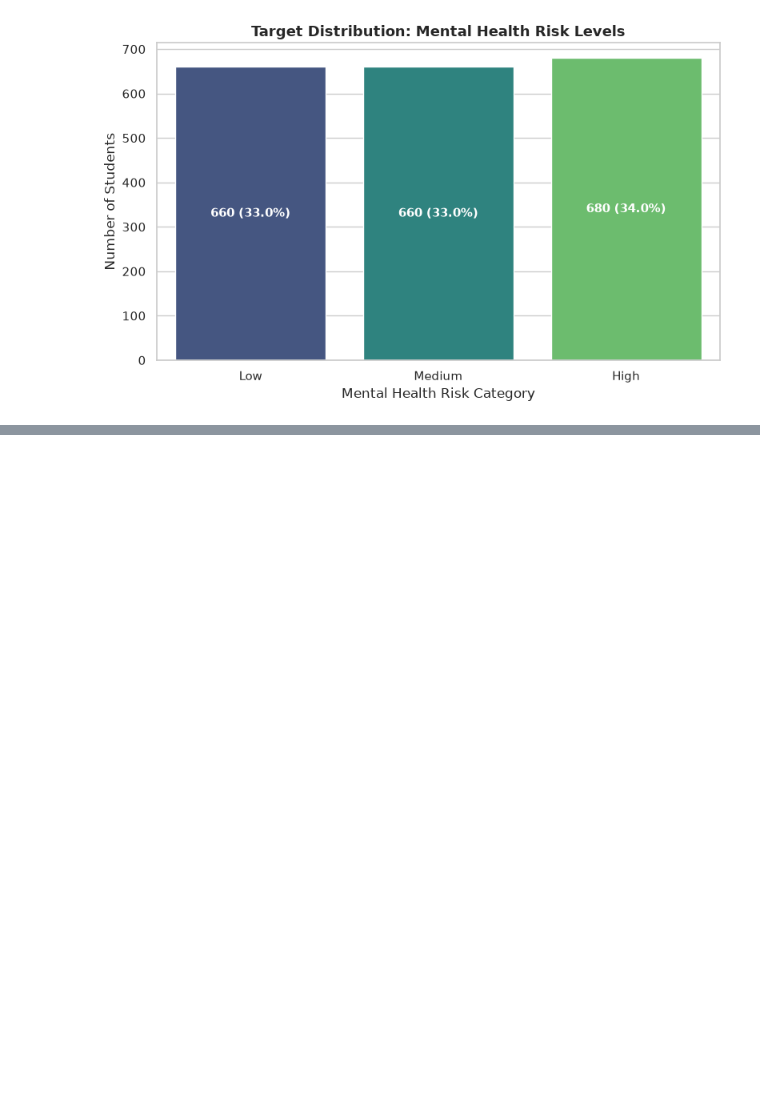
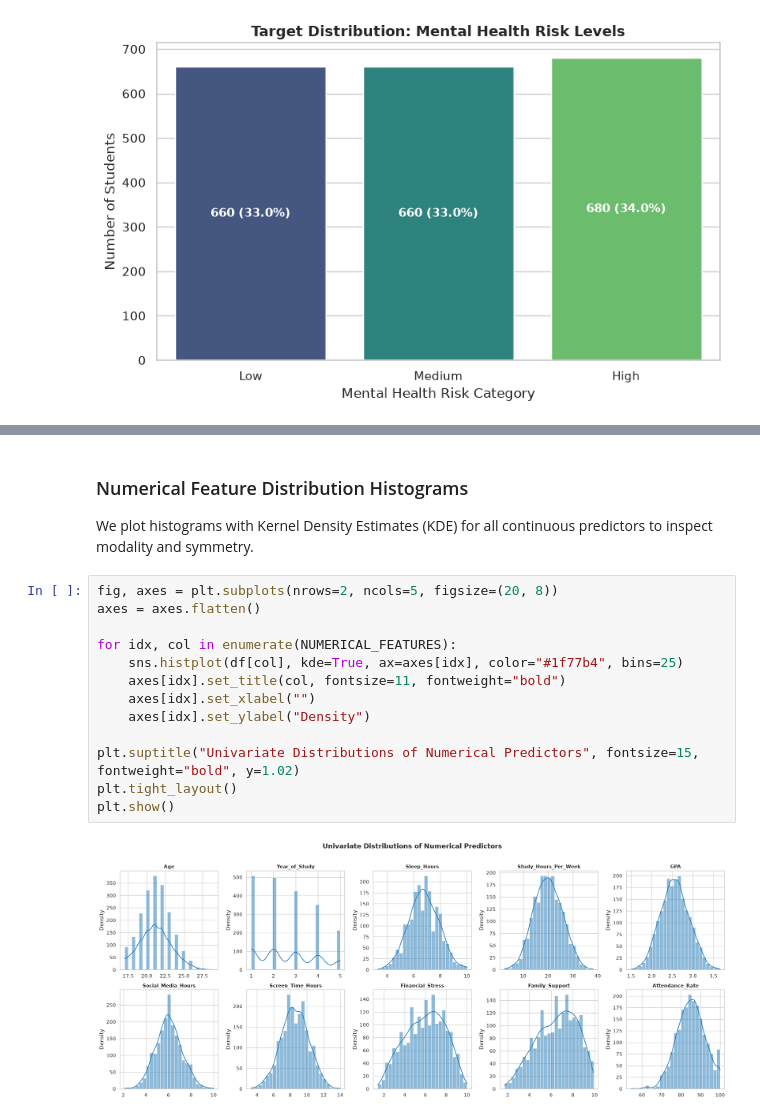
Before and after one commit to Badr-Eddine-Slaoui/CAMPUSWELL-RIS-LAB, a Jupyter notebook: notebooks/01_eda.ipynb, the cells around one changed output, grey strips where cells are left out. Saved outputs shown, nothing was run; the diff lists cells and outputs as text; blank space fills up the shorter version.

Commit message:
feat(eda): visualize numerical feature distributions and skewness

```diff
--- a/notebooks/01_eda.ipynb
+++ b/notebooks/01_eda.ipynb
@@ -210,0 +233,18 @@ Passing `palette` without assigning `hue` is deprecated and will be removed in v
+# %% [markdown]
+### Numerical Feature Distribution Histograms
+We plot histograms with Kernel Density Estimates (KDE) for all continuous predictors to inspect modality and symmetry.
+# %%
+fig, axes = plt.subplots(nrows=2, ncols=5, figsize=(20, 8))
+axes = axes.flatten()
+
+for idx, col in enumerate(NUMERICAL_FEATURES):
+    sns.histplot(df[col], kde=True, ax=axes[idx], color="#1f77b4", bins=25)
+    axes[idx].set_title(col, fontsize=11, fontweight="bold")
+    axes[idx].set_xlabel("")
+    axes[idx].set_ylabel("Density")
+
+plt.suptitle("Univariate Distributions of Numerical Predictors", fontsize=15, fontweight="bold", y=1.02)
+plt.tight_layout()
+plt.show()
+# %% [output]
+[figure, added]
```
Also changed, not shown: parts of 4 cells of this notebook.
